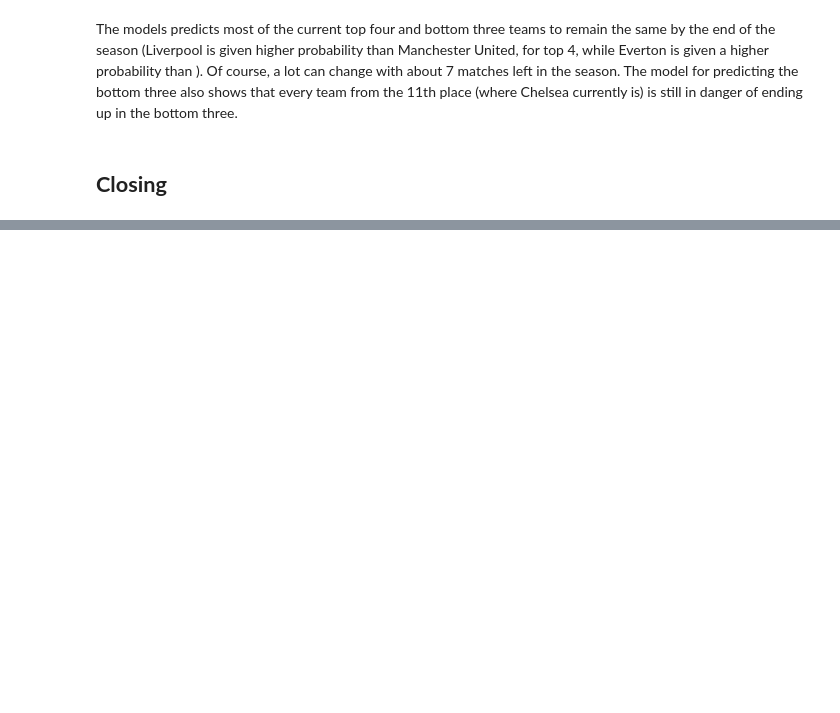
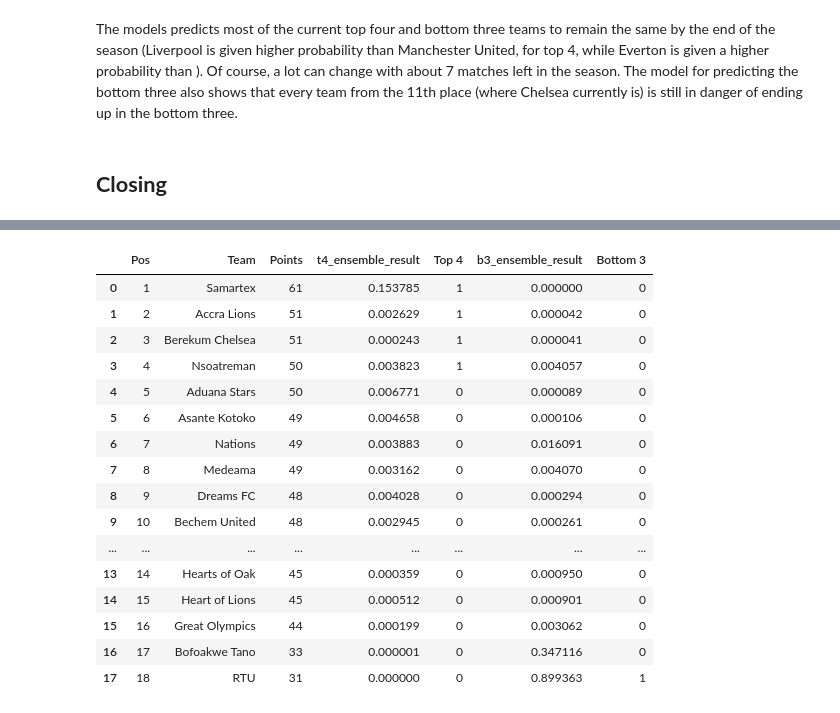
Before and after one commit to GodwinBentum/new-e-prem, a Jupyter notebook: epl-standings-predictions.ipynb, the cells around one changed output, grey strips where cells are left out. Saved outputs shown, nothing was run; the diff lists cells and outputs as text; code cells hidden in the pictures; blank space fills up the shorter version.

```diff
--- a/epl-standings-predictions.ipynb
+++ b/epl-standings-predictions.ipynb
@@ -1275,0 +1747,24 @@ The models predicts most of the current top four and bottom three teams to remai
+# %%
+from scipy.special import expit  # Sigmoid function
+
+# Calculate probabilities
+probas = {
+    'ANN': b3_ann.predict_proba(current_season)[:, 1],
+    'RF': b3_rf.predict_proba(current_season)[:, 1],
+    'SVM': b3_svm.decision_function(current_season),  # Use decision_function as an alternative
+    'KNN': b3_knn.predict_proba(current_season)[:, 1],
+    'DT': b3_dt.predict_proba(current_season)[:, 1]
+}
+
+# Convert decision_function to probabilities for SVM
+probas['SVM'] = expit(probas['SVM'])
+
+# Average the probabilities
+avg_pred_b3 = (probas['ANN'] +
+               probas['RF'] +
+               probas['SVM'] +
+               probas['KNN'] +
+               probas['DT']) / 5
+
+# Display the average predictions
+avg_pred_b3
@@ -1275,0 +1826,33 @@ The models predicts most of the current top four and bottom three teams to remai
+# %%
+final_table = pd.concat([teams,pd.Series(current_season['Pts'], name='Points'),pd.Series(avg_pred_t4, name='t4_ensemble_result'),pd.Series(y_test_t4, name='Top 4'),
+          pd.Series(avg_pred_b3, name='b3_ensemble_result'),pd.Series(y_test_b3, name='Bottom 3')], axis=1)
+
+def highlight(s):
+    if s['t4_ensemble_result'] > 0:
+        return ['background-color: green'] * len(s)
+    if s['b3_ensemble_result'] >= 0.8:
+        return ['background-color: red'] * len(s)
+    if s['b3_ensemble_result'] > 0:
+        return ['background-color: orange'] * len(s)
+
+
+final_table = final_table.style.apply(highlight, axis=1)
+final_table
+# %% [output]
+|  | Pos | Team | Points | t4_ensemble_result | Top 4 | b3_ensemble_result | Bottom 3 |
+| 0 | 1 | Samartex | 61 | 0.153785 | 1 | 0.000000 | 0 |
+| 1 | 2 | Accra Lions | 51 | 0.002629 | 1 | 0.000042 | 0 |
+| 2 | 3 | Berekum Chelsea | 51 | 0.000243 | 1 | 0.000041 | 0 |
+| 3 | 4 | Nsoatreman | 50 | 0.003823 | 1 | 0.004057 | 0 |
+| 4 | 5 | Aduana Stars | 50 | 0.006771 | 0 | 0.000089 | 0 |
+| 5 | 6 | Asante Kotoko | 49 | 0.004658 | 0 | 0.000106 | 0 |
+| 6 | 7 | Nations | 49 | 0.003883 | 0 | 0.016091 | 0 |
+| 7 | 8 | Medeama | 49 | 0.003162 | 0 | 0.004070 | 0 |
+| 8 | 9 | Dreams FC | 48 | 0.004028 | 0 | 0.000294 | 0 |
+| 9 | 10 | Bechem United | 48 | 0.002945 | 0 | 0.000261 | 0 |
+| ... | ... | ... | ... | ... | ... | ... | ... |
+| 13 | 14 | Hearts of Oak | 45 | 0.000359 | 0 | 0.000950 | 0 |
+| 14 | 15 | Heart of Lions | 45 | 0.000512 | 0 | 0.000901 | 0 |
+| 15 | 16 | Great Olympics | 44 | 0.000199 | 0 | 0.003062 | 0 |
+| 16 | 17 | Bofoakwe Tano | 33 | 0.000001 | 0 | 0.347116 | 0 |
+| 17 | 18 | RTU | 31 | 0.000000 | 0 | 0.899363 | 1 |
```
Also changed, not shown: parts of 32 cells of this notebook.
